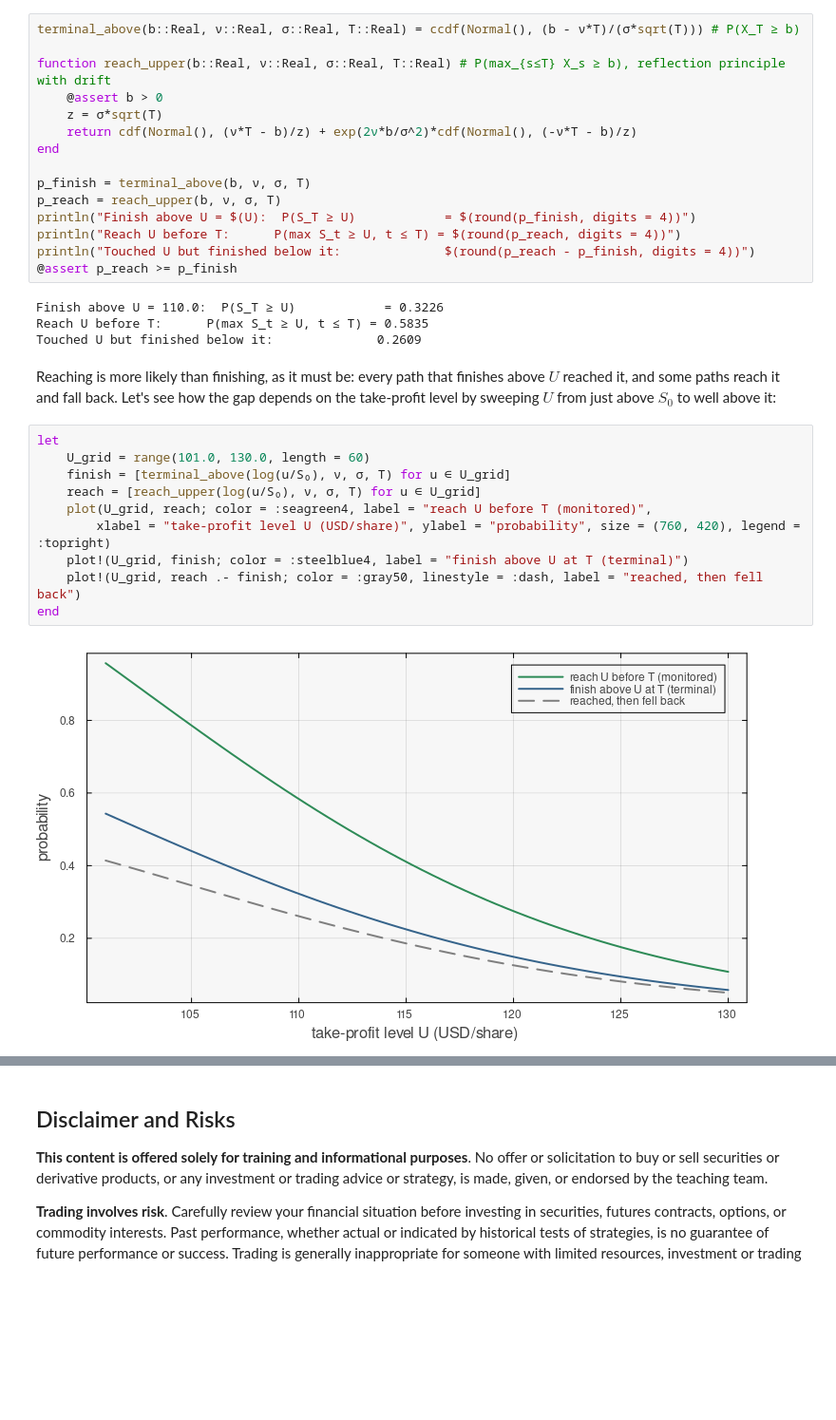
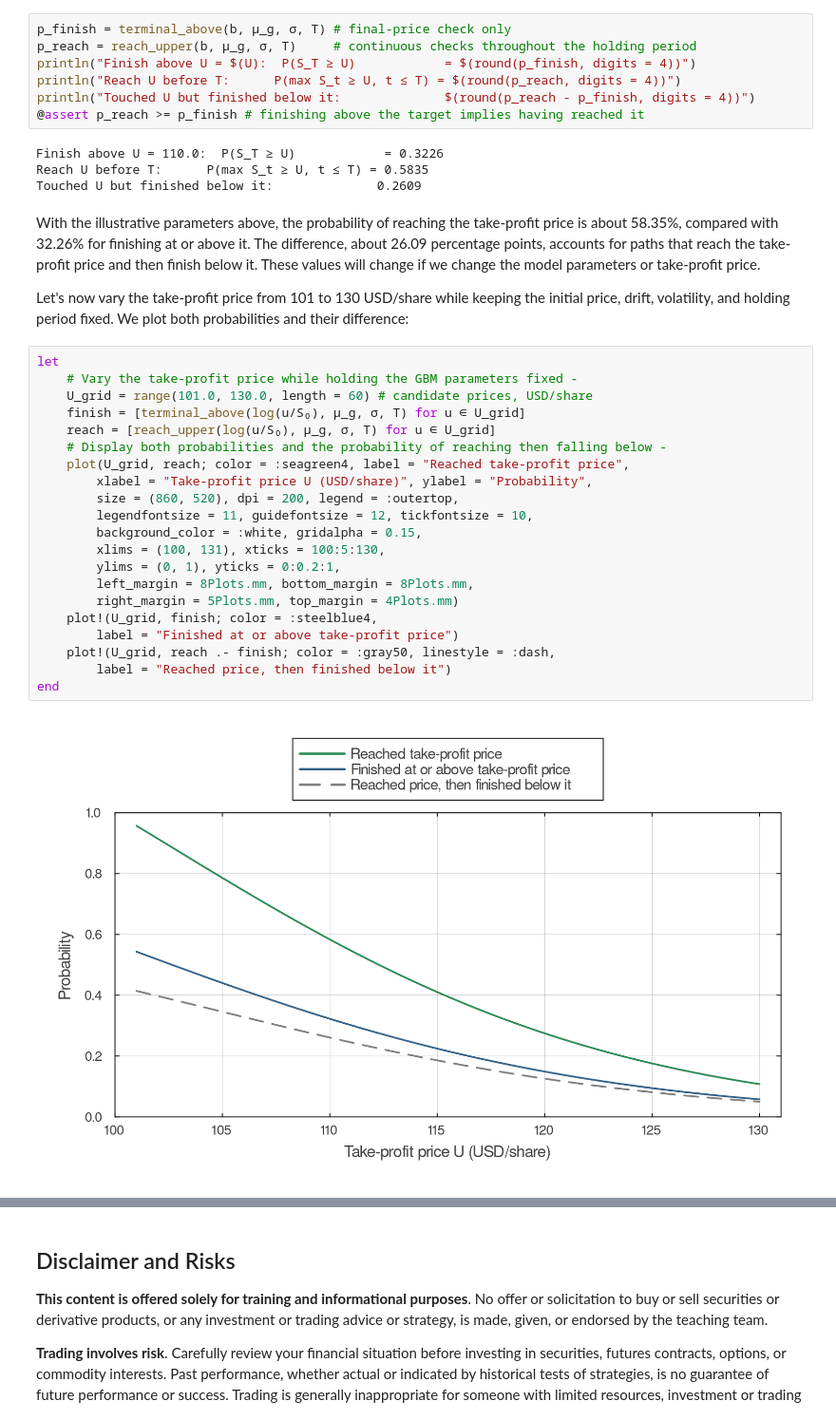
Before and after one commit to varnerlab/CHEME-5660-CourseRepository-Fall-2026, a Jupyter notebook: lectures/week-4/L4b/advanced/first-passage/CHEME-5660-L4b-Advanced-FirstPassage-GBM-Fall-2026.ipynb, the cells around one changed output, grey strips where cells are left out. Shown at 95% size. Cells and saved outputs as stored; diff of their text form; blank space fills up the shorter version.

```diff
--- a/lectures/week-4/L4b/advanced/first-passage/CHEME-5660-L4b-Advanced-FirstPassage-GBM-Fall-2026.ipynb
+++ b/lectures/week-4/L4b/advanced/first-passage/CHEME-5660-L4b-Advanced-FirstPassage-GBM-Fall-2026.ipynb
@@ -69,34 +138,39 @@ Now let's implement the two probabilities as functions of the log barrier and co
 # %%
-terminal_above(b::Real, ν::Real, σ::Real, T::Real) = ccdf(Normal(), (b - ν*T)/(σ*sqrt(T))) # P(X_T ≥ b)
-
-function reach_upper(b::Real, ν::Real, σ::Real, T::Real) # P(max_{s≤T} X_s ≥ b), reflection principle with drift
-    @assert b > 0
-    z = σ*sqrt(T)
-    return cdf(Normal(), (ν*T - b)/z) + exp(2ν*b/σ^2)*cdf(Normal(), (-ν*T - b)/z)
-end
-
-p_finish = terminal_above(b, ν, σ, T)
-p_reach = reach_upper(b, ν, σ, T)
+p_finish = terminal_above(b, μ_g, σ, T) # final-price check only
+p_reach = reach_upper(b, μ_g, σ, T)     # continuous checks throughout the holding period
 println("Finish above U = $(U):  P(S_T ≥ U)            = $(round(p_finish, digits = 4))")
 println("Reach U before T:      P(max S_t ≥ U, t ≤ T) = $(round(p_reach, digits = 4))")
 println("Touched U but finished below it:              $(round(p_reach - p_finish, digits = 4))")
-@assert p_reach >= p_finish
+@assert p_reach >= p_finish # finishing above the target implies having reached it
 # %% [output]
 Finish above U = 110.0:  P(S_T ≥ U)            = 0.3226
 Reach U before T:      P(max S_t ≥ U, t ≤ T) = 0.5835
 Touched U but finished below it:              0.2609
 # %% [markdown]
-Reaching is more likely than finishing, as it must be: every path that finishes above $U$ reached it, and some paths reach it and fall back. Let's see how the gap depends on the take-profit level by sweeping $U$ from just above $S_{0}$ to well above it:
+With the illustrative parameters above, the probability of reaching the take-profit price is about 58.35%, compared with 32.26% for finishing at or above it. The difference, about 26.09 percentage points, accounts for paths that reach the take-profit price and then finish below it. These values will change if we change the model parameters or take-profit price.
+
+Let's now vary the take-profit price from 101 to 130 USD/share while keeping the initial price, drift, volatility, and holding period fixed. We plot both probabilities and their difference:
 # %%
 let
-    U_grid = range(101.0, 130.0, length = 60)
-    finish = [terminal_above(log(u/S₀), ν, σ, T) for u ∈ U_grid]
-    reach = [reach_upper(log(u/S₀), ν, σ, T) for u ∈ U_grid]
-    plot(U_grid, reach; color = :seagreen4, label = "reach U before T (monitored)",
-        xlabel = "take-profit level U (USD/share)", ylabel = "probability", size = (760, 420), legend = :topright)
-    plot!(U_grid, finish; color = :steelblue4, label = "finish above U at T (terminal)")
-    plot!(U_grid, reach .- finish; color = :gray50, linestyle = :dash, label = "reached, then fell back")
+    # Vary the take-profit price while holding the GBM parameters fixed -
+    U_grid = range(101.0, 130.0, length = 60) # candidate prices, USD/share
+    finish = [terminal_above(log(u/S₀), μ_g, σ, T) for u ∈ U_grid]
+    reach = [reach_upper(log(u/S₀), μ_g, σ, T) for u ∈ U_grid]
+    # Display both probabilities and the probability of reaching then falling below -
+    plot(U_grid, reach; color = :seagreen4, label = "Reached take-profit price",
+        xlabel = "Take-profit price U (USD/share)", ylabel = "Probability",
+        size = (860, 520), dpi = 200, legend = :outertop,
+        legendfontsize = 11, guidefontsize = 12, tickfontsize = 10,
+        background_color = :white, gridalpha = 0.15,
+        xlims = (100, 131), xticks = 100:5:130,
+        ylims = (0, 1), yticks = 0:0.2:1,
+        left_margin = 8Plots.mm, bottom_margin = 8Plots.mm,
+        right_margin = 5Plots.mm, top_margin = 4Plots.mm)
+    plot!(U_grid, finish; color = :steelblue4,
+        label = "Finished at or above take-profit price")
+    plot!(U_grid, reach .- finish; color = :gray50, linestyle = :dash,
+        label = "Reached price, then finished below it")
 end
 # %% [output]
-[figure, old version]
+[figure, new version]
 # %% [markdown]
```
Also changed, not shown: parts of 22 cells of this notebook, 31 other files.
